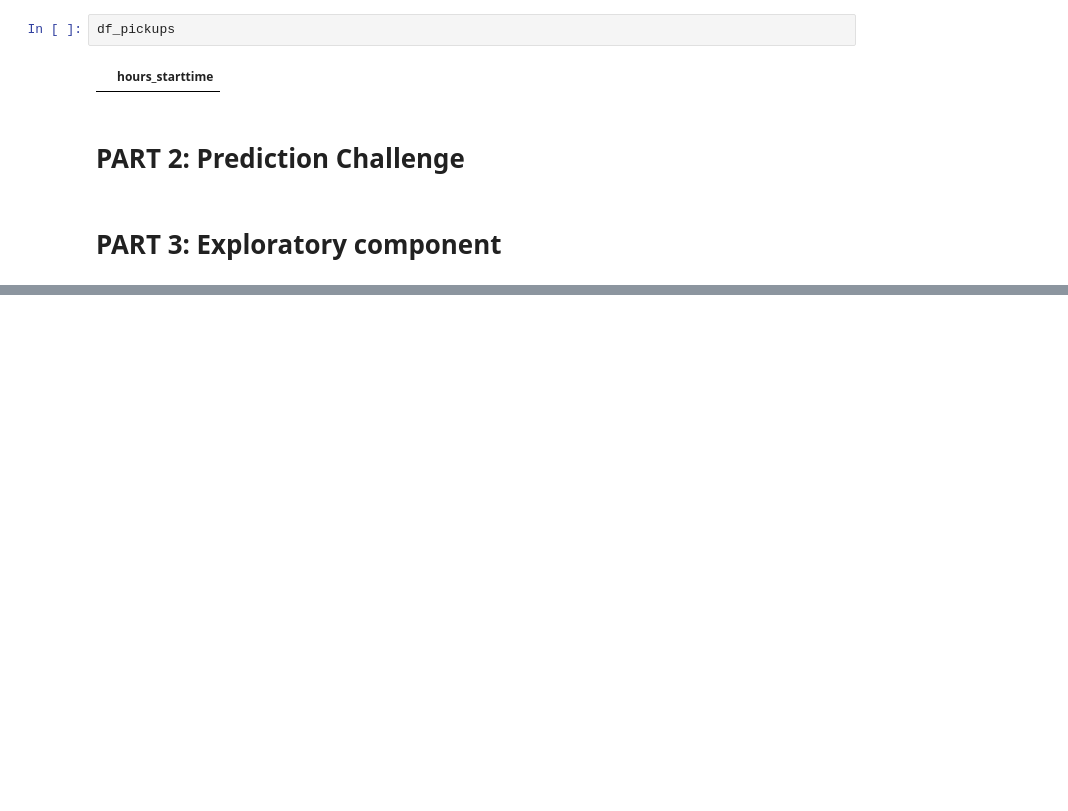
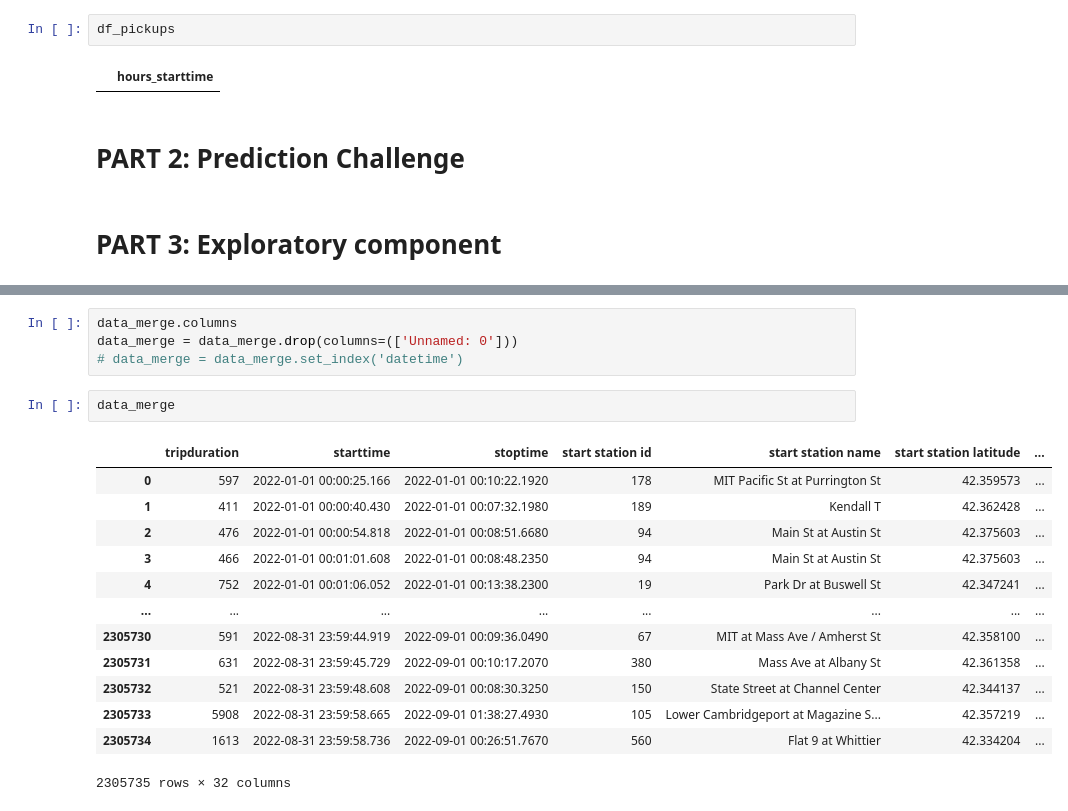
Before and after one commit to ivans14/BA_proj, a Jupyter notebook: Exploratory.ipynb, the cells around one changed output, grey strips where cells are left out. Saved outputs shown, nothing was run; the diff lists cells and outputs as text; blank space fills up the shorter version.

```diff
--- a/Exploratory.ipynb
+++ b/Exploratory.ipynb
@@ -153,0 +194,20 @@ df_pickups
+# %%
+data_merge.columns
+data_merge = data_merge.drop(columns=(['Unnamed: 0']))
+# data_merge = data_merge.set_index('datetime')
+# %%
+data_merge
+# %% [output]
+|  | tripduration | starttime | stoptime | start station id | start station name | start station latitude | ... |
+| 0 | 597 | 2022-01-01 00:00:25.166 | 2022-01-01 00:10:22.1920 | 178 | MIT Pacific St at Purrington St | 42.359573 | ... |
+| 1 | 411 | 2022-01-01 00:00:40.430 | 2022-01-01 00:07:32.1980 | 189 | Kendall T | 42.362428 | ... |
+| 2 | 476 | 2022-01-01 00:00:54.818 | 2022-01-01 00:08:51.6680 | 94 | Main St at Austin St | 42.375603 | ... |
+| 3 | 466 | 2022-01-01 00:01:01.608 | 2022-01-01 00:08:48.2350 | 94 | Main St at Austin St | 42.375603 | ... |
+| 4 | 752 | 2022-01-01 00:01:06.052 | 2022-01-01 00:13:38.2300 | 19 | Park Dr at Buswell St | 42.347241 | ... |
+| ... | ... | ... | ... | ... | ... | ... | ... |
+| 2305730 | 591 | 2022-08-31 23:59:44.919 | 2022-09-01 00:09:36.0490 | 67 | MIT at Mass Ave / Amherst St | 42.358100 | ... |
+| 2305731 | 631 | 2022-08-31 23:59:45.729 | 2022-09-01 00:10:17.2070 | 380 | Mass Ave at Albany St | 42.361358 | ... |
+| 2305732 | 521 | 2022-08-31 23:59:48.608 | 2022-09-01 00:08:30.3250 | 150 | State Street at Channel Center | 42.344137 | ... |
+| 2305733 | 5908 | 2022-08-31 23:59:58.665 | 2022-09-01 01:38:27.4930 | 105 | Lower Cambridgeport at Magazine S... | 42.357219 | ... |
+| 2305734 | 1613 | 2022-08-31 23:59:58.736 | 2022-09-01 00:26:51.7670 | 560 | Flat 9 at Whittier | 42.334204 | ... |
+2305735 rows × 32 columns
```
Also changed, not shown: parts of 9 cells of this notebook, 1 other file.
